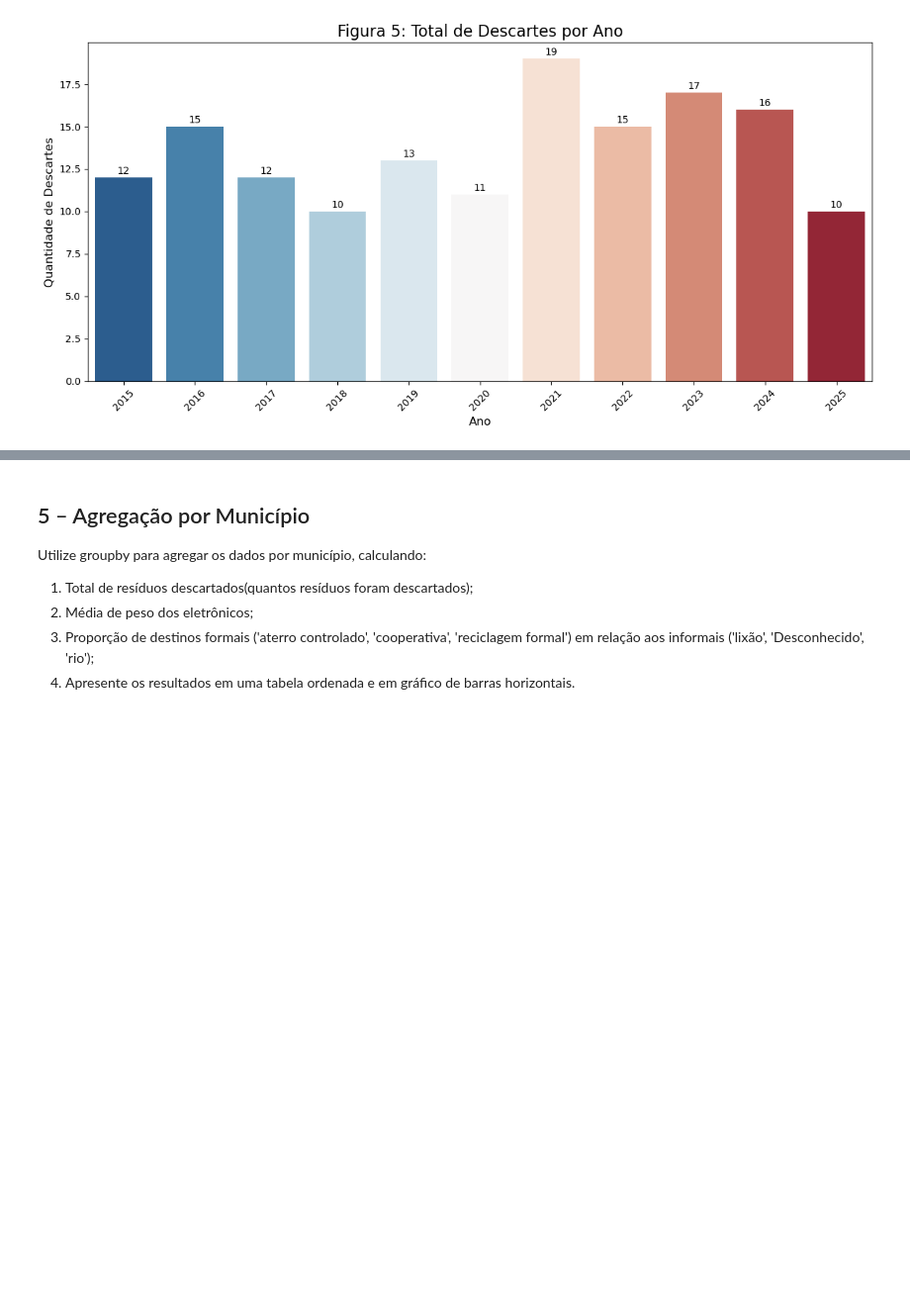
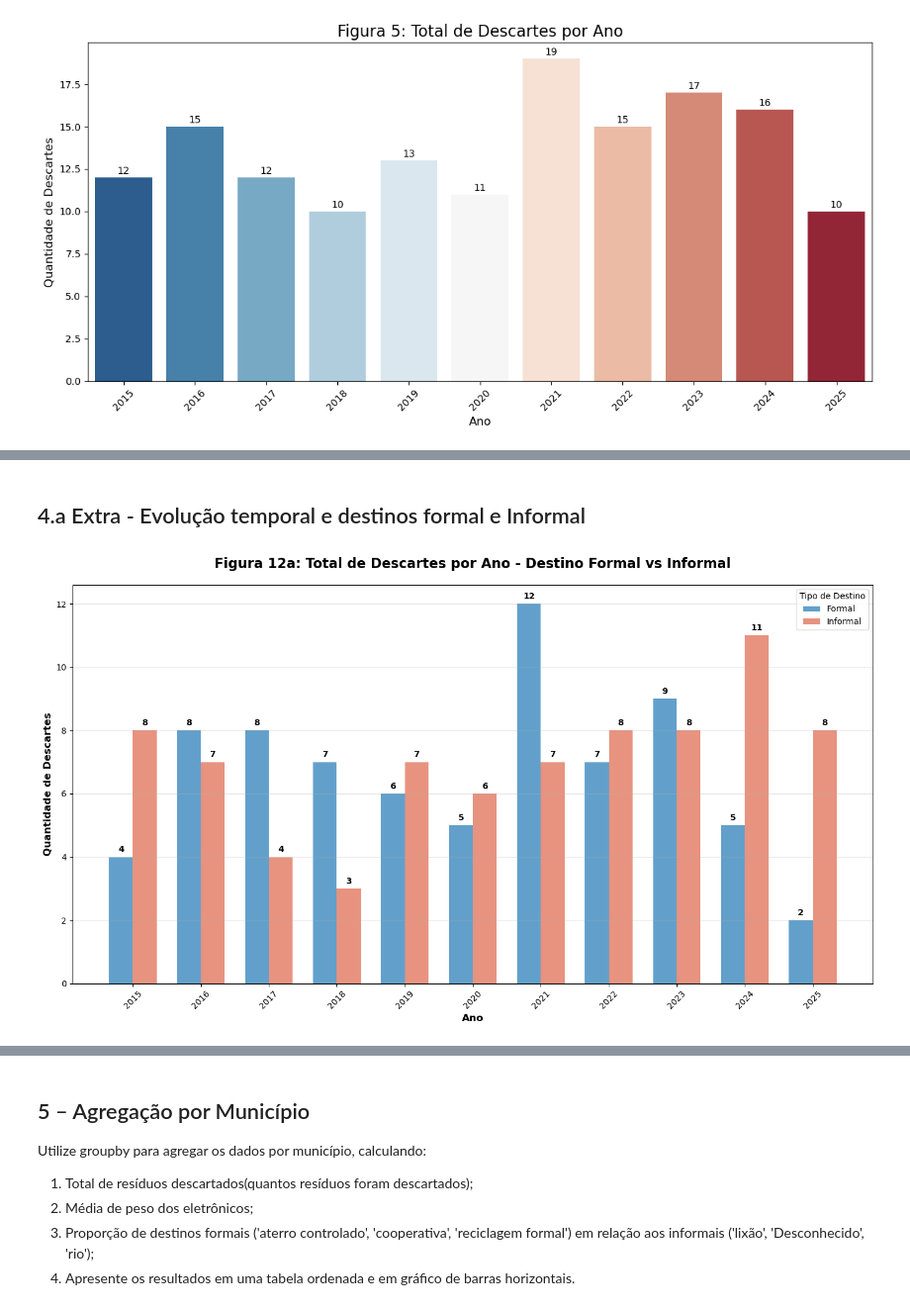
Before and after one commit to albertoakel/I2A2, a Jupyter notebook: notebook/DRAFT_I2A2_TAREFA6_GRUPO26_DRAFT.ipynb, the cells around one changed output, grey strips where cells are left out. Shown at 99% size. Cells and saved outputs as stored; diff of their text form; code cells hidden in the pictures; blank space fills up the shorter version.

```diff
--- a/notebook/DRAFT_I2A2_TAREFA6_GRUPO26_DRAFT.ipynb
+++ b/notebook/DRAFT_I2A2_TAREFA6_GRUPO26_DRAFT.ipynb
@@ -711,0 +654,75 @@ Até o momento, registra 10 descartes, mas não é possível ainda classificar 2
+# %% [markdown]
+## 4.a Extra - Evolução temporal e destinos formal e Informal
+# %%
+# Definição dos destinos formais e informais
+destinos_formais = ['aterro controlado', 'cooperativa', 'reciclagem formal']
+destinos_informais = ['lixão', 'desconhecido', 'rio']
+
+# Classificar cada registro como formal ou informal
+df['Tipo_Destino'] = df['Destino_Final'].apply(
+    lambda x: 'Formal' if x in destinos_formais else 'Informal'
+)
+
+# Agrupar por ano e tipo de destino
+descartes_anuais_tipo = df.groupby(['Ano', 'Tipo_Destino']).size().reset_index(name='Total_Descartes')
+
+# Pivotar para ter anos como índice e tipos de destino como colunas
+descartes_pivot = descartes_anuais_tipo.pivot(index='Ano', columns='Tipo_Destino', values='Total_Descartes').fillna(0)
+
+# Configurações de estilo
+plt.figure(figsize=(14, 8))
+color = sns.color_palette('RdBu_r',16)
+
+#colors = ['#2E86AB', '#A23B72']  # Azul para formal, Vermelho/rosa para informal
+
+# Criar gráfico de barras agrupadas
+bar_width = 0.35
+x_pos = np.arange(len(descartes_pivot.index))
+
+# Converter para arrays numpy para evitar o erro de indexação
+formal_values = np.array(descartes_pivot['Formal'])
+informal_values = np.array(descartes_pivot['Informal'])
+
+bars_formal = plt.bar(x_pos - bar_width/2, formal_values,
+                     width=bar_width, label='Formal', color=color[2], alpha=0.8)
+bars_informal = plt.bar(x_pos + bar_width/2, informal_values,
+                       width=bar_width, label='Informal', color=color[12], alpha=0.8)
+
+# Adicionar valores no topo das barras
+for i, (formal_val, informal_val) in enumerate(zip(formal_values, informal_values)):
+    if formal_val > 0:
+        plt.text(i - bar_width/2, formal_val + 0.1, int(formal_val),
+                ha='center', va='bottom', fontweight='bold')
+    if informal_val > 0:
+        plt.text(i + bar_width/2, informal_val + 0.1, int(informal_val),
+                ha='center', va='bottom', fontweight='bold')
+
+# Configurações do gráfico
+plt.title('Figura 12a: Total de Descartes por Ano - Destino Formal vs Informal',
+          fontsize=16, fontweight='bold', pad=20)
+plt.xlabel('Ano', fontsize=12, fontweight='bold')
+plt.ylabel('Quantidade de Descartes', fontsize=12, fontweight='bold')
+plt.xticks(x_pos, descartes_pivot.index, rotation=45)
+plt.legend(title='Tipo de Destino')
+plt.grid(True, alpha=0.3, axis='y')
+
+
+plt.tight_layout()
+plt.show()
+
+# Estatísticas adicionais
+print("=== ESTATÍSTICAS DESCARTES FORMAL vs INFORMAL ===")
+print(f"Total de descartes formais: {descartes_pivot['Formal'].sum()}")
+print(f"Total de descartes informais: {descartes_pivot['Informal'].sum()}")
+print(f"Percentual formal: {(descartes_pivot['Formal'].sum()/len(df))*100:.1f}%")
+print(f"Percentual informal: {(descartes_pivot['Informal'].sum()/len(df))*100:.1f}%")
+
+# Evolução anual
+print("\n=== EVOLUÇÃO ANUAL ===")
+for ano in descartes_pivot.index:
+    total_ano = descartes_pivot.loc[ano].sum()
+    percent_formal = (descartes_pivot.loc[ano, 'Formal'] / total_ano) * 100
+    percent_informal = (descartes_pivot.loc[ano, 'Informal'] / total_ano) * 100
+    print(f"{ano}: Formal {percent_formal:.1f}% | Informal {percent_informal:.1f}%")
+# %% [output]
+[figure, added]
```
Also changed, not shown: parts of 21 cells of this notebook, 1 other file.
